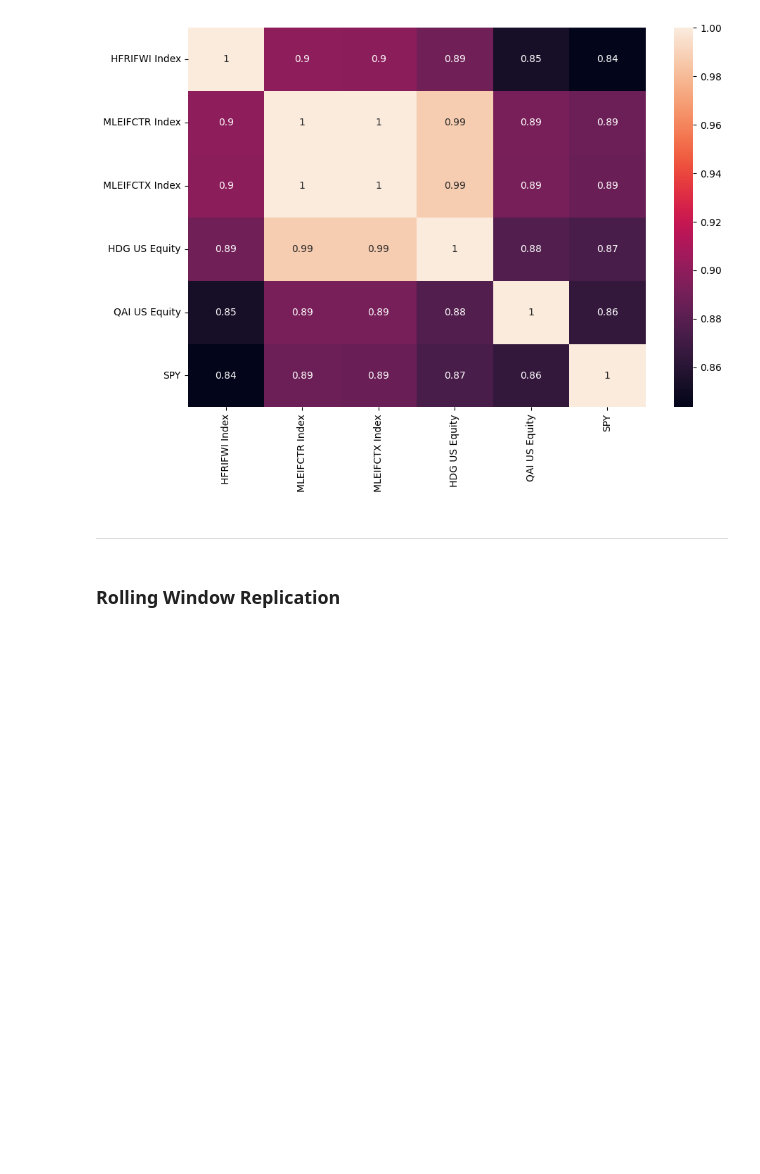
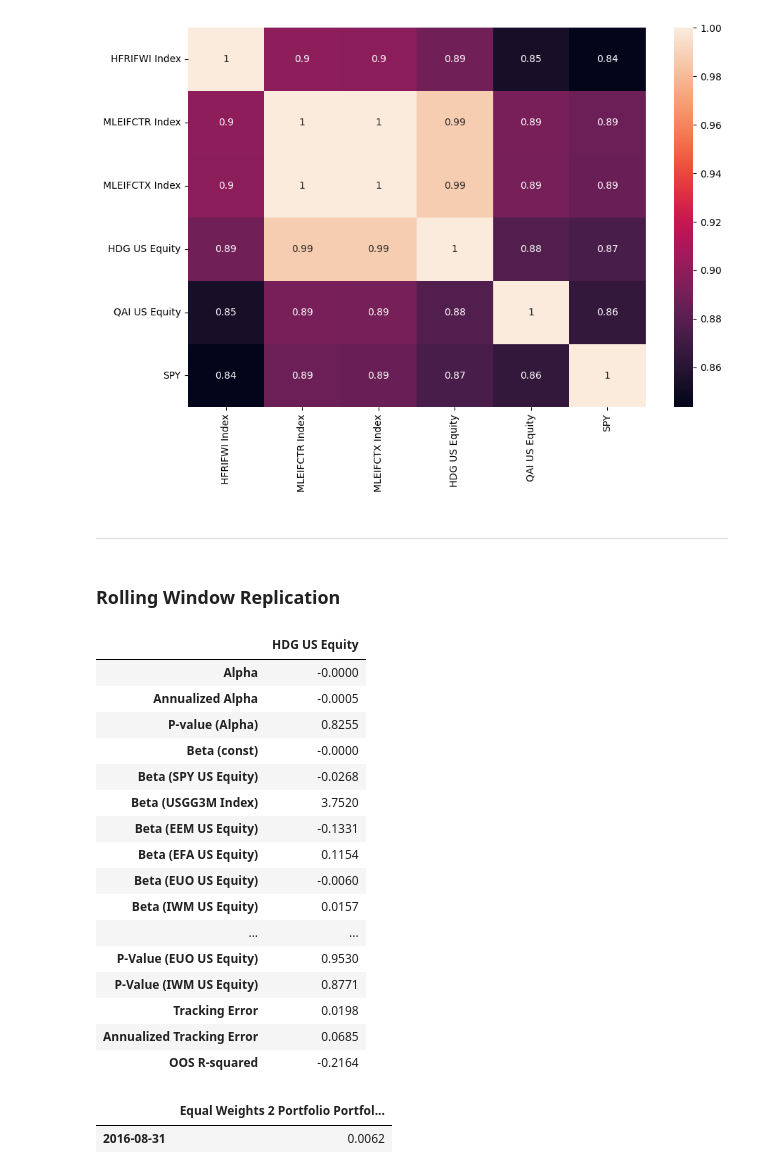
Before and after one commit to Scheffer888/finm-portfolio-2024, a Jupyter notebook: exam/review_factors.ipynb, the cells around one changed output. Cells and saved outputs as stored; diff of their text form; code cells hidden in the pictures; blank space fills up the shorter version.

Commit message:
New functions in portfolio_management_functions
Finished functions up to start of week 3

```diff
--- a/exam/review_factors.ipynb
+++ b/exam/review_factors.ipynb
@@ -130,0 +135,5 @@ The lowest correlation (0.8435) is between HFRIFWI Index and SPY
+# %%
+rolling_size = 60
+lag_number = 1
+intercept = True
+expanding = False
@@ -130,0 +251,51 @@ The lowest correlation (0.8435) is between HFRIFWI Index and SPY
+# %%
+y_name = y.columns[0]
+annual_factor = 12
+regression_statistics = pd.DataFrame(index=[y_name])
+
+# Calculate/get statistics:
+if intercept == True:
+    regression_statistics.loc[y_name, 'Alpha'] = ols_results.params.iloc[0]
+    regression_statistics.loc[y_name, 'Annualized Alpha'] = ols_results.params.iloc[0] * annual_factor # Annualized Alpha
+    regression_statistics.loc[y_name, 'P-value (Alpha)'] = ols_results.pvalues.iloc[0] # Alpha p-value
+else:
+    print('No intercept in regression. OOS R-squared might not make statistical sense.')
+
+X_names = list(X.columns[1:]) if intercept else list(X.columns)
+betas = ols_results.params[1:] if intercept else ols_results.params
+betas_p_values = ols_results.pvalues[1:] if intercept else ols_results.pvalues
+
+for i in range(len(X_names)):
+    regression_statistics.loc[y_name, f"Beta ({X_names[i]})"] = betas.iloc[i] # Betas
+for i in range(len(X_names)):
+    regression_statistics.loc[y_name, f"P-Value ({X_names[i]})"] = betas_p_values.iloc[i] # Beta p-values
+
+rss = (np.array(summary_pred['Prediction Error']) ** 2).sum()
+tss = (np.array(summary_pred['Total Error']) ** 2).sum()
+oos_rsquared = 1 - rss / tss
+tracking_error = np.sqrt(rss / len(summary_pred))
+
+regression_statistics.loc[y_name, 'Tracking Error'] = tracking_error
+regression_statistics.loc[y_name, 'Annualized Tracking Error'] = tracking_error * (annual_factor ** 0.5) # Annualized Residuals Volatility
+regression_statistics.loc[y_name, 'OOS R-squared'] = oos_rsquared # R-squared
+regression_statistics_t = regression_statistics.T
+# %%
+regression_statistics_t
+# %% [output]
+|  | HDG US Equity |
+| Alpha | -0.0000 |
+| Annualized Alpha | -0.0005 |
+| P-value (Alpha) | 0.8255 |
+| Beta (const) | -0.0000 |
+| Beta (SPY US Equity) | -0.0268 |
+| Beta (USGG3M Index) | 3.7520 |
+| Beta (EEM US Equity) | -0.1331 |
+| Beta (EFA US Equity) | 0.1154 |
+| Beta (EUO US Equity) | -0.0060 |
+| Beta (IWM US Equity) | 0.0157 |
+| ... | ... |
+| P-Value (EUO US Equity) | 0.9530 |
+| P-Value (IWM US Equity) | 0.8771 |
+| Tracking Error | 0.0198 |
+| Annualized Tracking Error | 0.0685 |
+| OOS R-squared | -0.2164 |
@@ -130,0 +465,5 @@ The lowest correlation (0.8435) is between HFRIFWI Index and SPY
+# %%
+port_returns_oos
+# %% [output]
+|  | Equal Weights 2 Portfolio Portfol... |
+| 2016-08-31 | 0.0062 |
```
Also changed, not shown: parts of 6 cells of this notebook, 2 other files.
